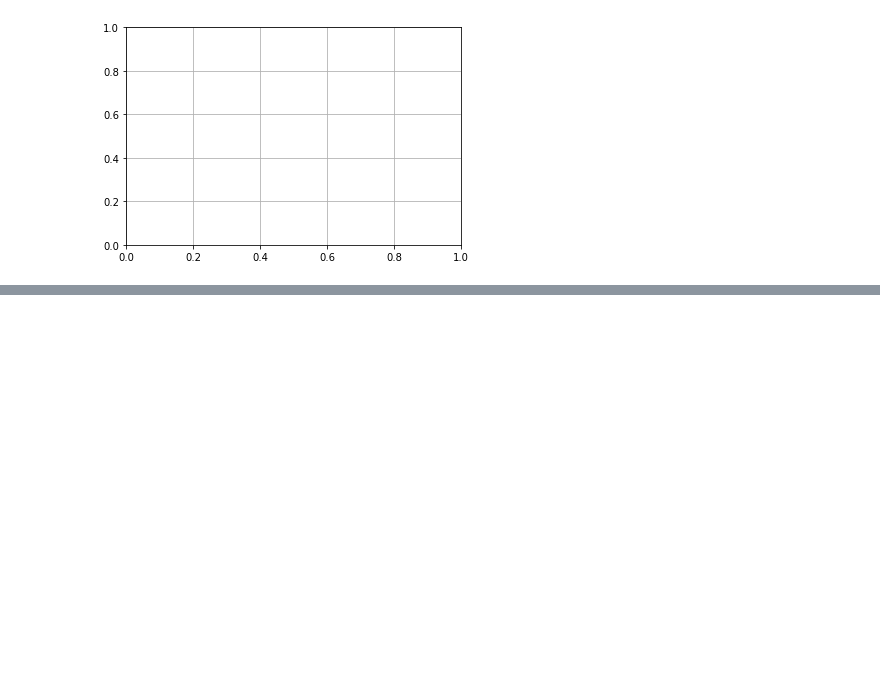
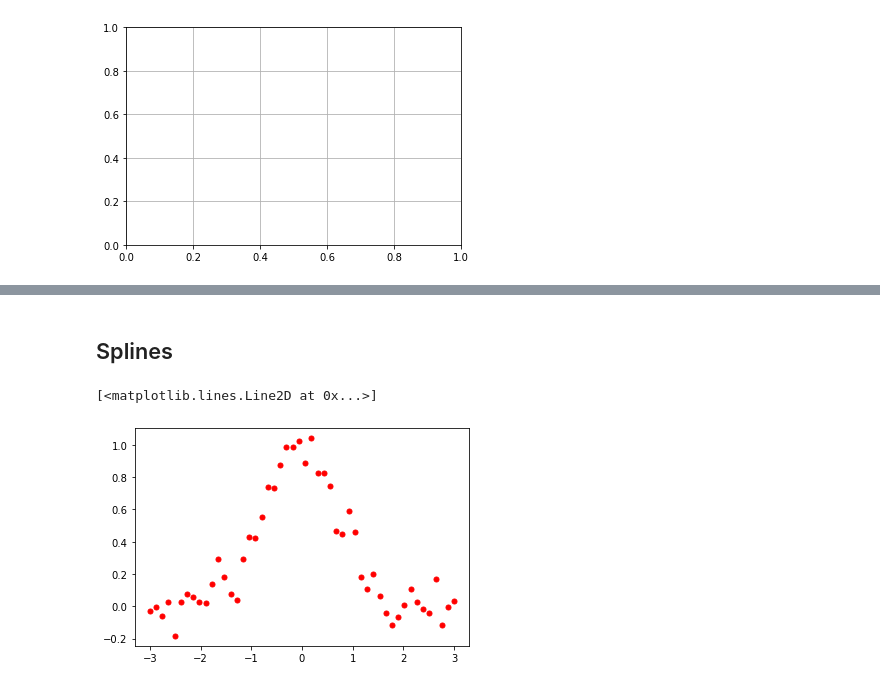
Before and after one commit to aysuvorov/clinstats, a Jupyter notebook: docs/pages/roc_analysis/roc-auc.ipynb, the cells around one changed output, grey strips where cells are left out. Saved outputs shown, nothing was run; the diff lists cells and outputs as text; code cells hidden in the pictures; blank space fills up the shorter version.

```diff
--- a/docs/pages/roc_analysis/roc-auc.ipynb
+++ b/docs/pages/roc_analysis/roc-auc.ipynb
@@ -84,0 +141,12 @@ array([0. , 0.2, 0.4, 0.4, 1. , 1. ])
+# %% [markdown]
+## Splines
+# %%
+import matplotlib.pyplot as plt
+from scipy.interpolate import UnivariateSpline
+rng = np.random.default_rng()
+x = np.linspace(-3, 3, 50)
+y = np.exp(-x**2) + 0.1 * rng.standard_normal(50)
+plt.plot(x, y, 'ro', ms=5)
+# %% [output]
+[<matplotlib.lines.Line2D at 0x...>]
+[figure, added]
```
Also changed, not shown: parts of 17 cells of this notebook.
